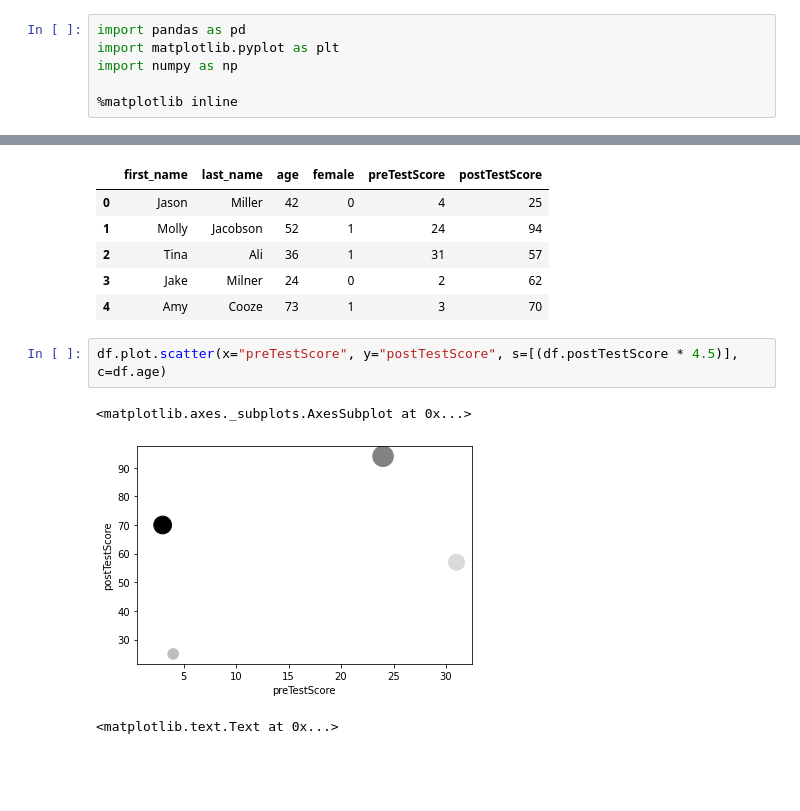
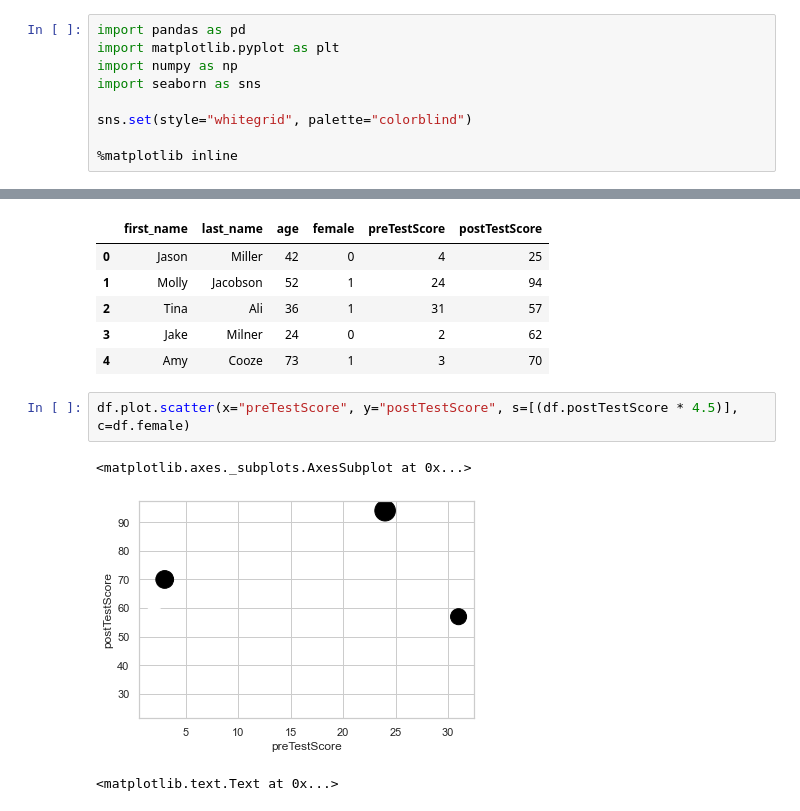
Before and after one commit to RoxannaW/Data-science-bootcamp, a Jupyter notebook: Curso/Week_5/day3/exercises/pandas/07_Visualization/Scores/07_Scores_Solutions.ipynb, the cells around one changed output, grey strips where cells are left out. Cells and saved outputs as stored; diff of their text form; blank space fills up the shorter version.

```diff
--- a/Curso/Week_5/day3/exercises/pandas/07_Visualization/Scores/07_Scores_Solutions.ipynb
+++ b/Curso/Week_5/day3/exercises/pandas/07_Visualization/Scores/07_Scores_Solutions.ipynb
@@ -4,6 +4,9 @@
 import pandas as pd
 import matplotlib.pyplot as plt
 import numpy as np
+import seaborn as sns
+
+sns.set(style="whitegrid", palette="colorblind")
 
 %matplotlib inline
 # %% [markdown]
@@ -55,10 +61,10 @@ df
 | 3 | Jake | Milner | 24 | 0 | 2 | 62 |
 | 4 | Amy | Cooze | 73 | 1 | 3 | 70 |
 # %%
-df.plot.scatter(x="preTestScore", y="postTestScore", s=[(df.postTestScore * 4.5)], c=df.age)
+df.plot.scatter(x="preTestScore", y="postTestScore", s=[(df.postTestScore * 4.5)], c=df.female)
 # %% [output]
 <matplotlib.axes._subplots.AxesSubplot at 0x...>
-[figure, old version]
+[figure, new version]
 # %%
 # %% [output]
 <matplotlib.text.Text at 0x...>
```
Also changed, not shown: parts of 1 cell of this notebook, 3 other files.
